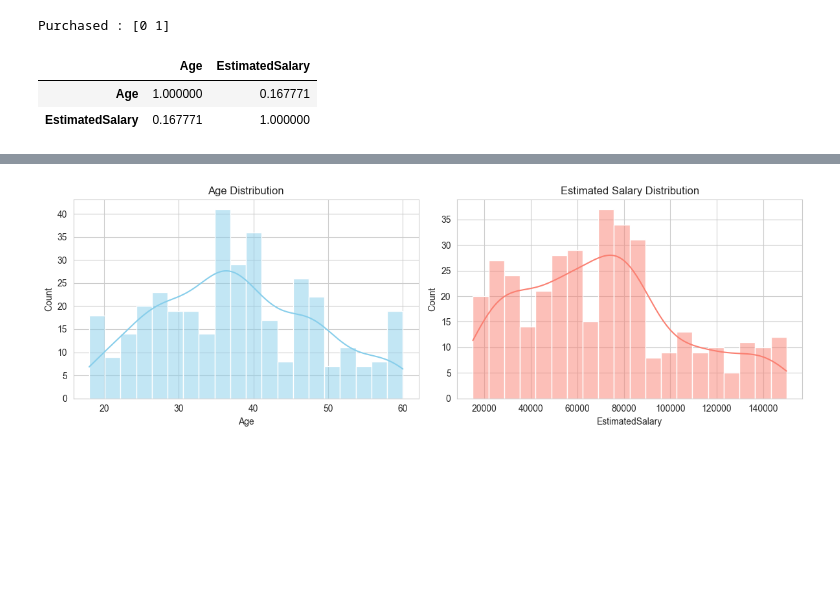
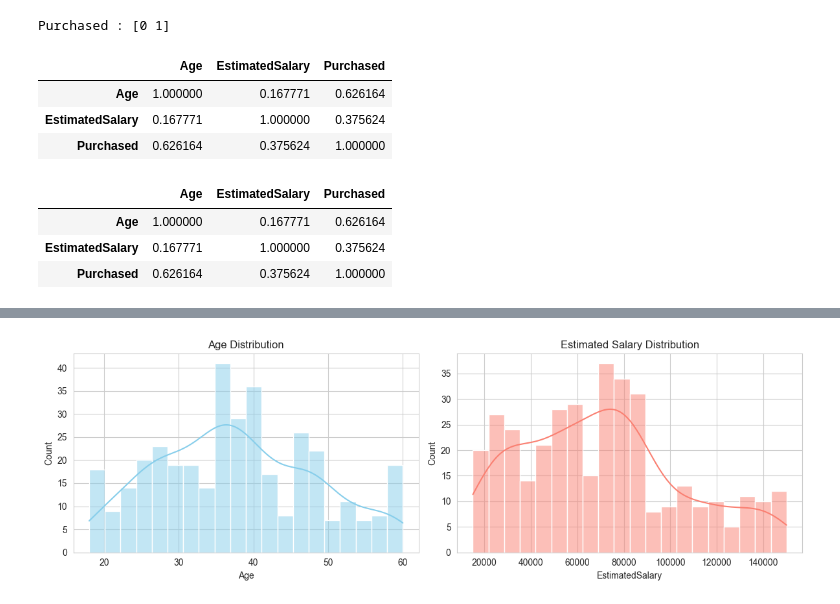
Before and after one commit to naveen3830/Kaggle, a Jupyter notebook: Social_Network_adds_analysis_using_KNN.ipynb, the cells around one changed output, grey strips where cells are left out. Saved outputs shown, nothing was run; the diff lists cells and outputs as text; code cells hidden in the pictures; blank space fills up the shorter version.

```diff
--- a/Social_Network_adds_analysis_using_KNN.ipynb
+++ b/Social_Network_adds_analysis_using_KNN.ipynb
@@ -99,9 +114,17 @@ print(f'Purchased : {df["Purchased"].unique()}')
 # %% [output]
 Purchased : [0 1]
 # %%
-df[['Age','EstimatedSalary']].corr()
+df.corr()
 # %% [output]
-|  | Age | EstimatedSalary |
-| Age | 1.000000 | 0.167771 |
-| EstimatedSalary | 0.167771 | 1.000000 |
+|  | Age | EstimatedSalary | Purchased |
+| Age | 1.000000 | 0.167771 | 0.626164 |
+| EstimatedSalary | 0.167771 | 1.000000 | 0.375624 |
+| Purchased | 0.626164 | 0.375624 | 1.000000 |
+# %%
+df.corr()
+# %% [output]
+|  | Age | EstimatedSalary | Purchased |
+| Age | 1.000000 | 0.167771 | 0.626164 |
+| EstimatedSalary | 0.167771 | 1.000000 | 0.375624 |
+| Purchased | 0.626164 | 0.375624 | 1.000000 |
 # %%
```
Also changed, not shown: parts of 6 cells of this notebook.
